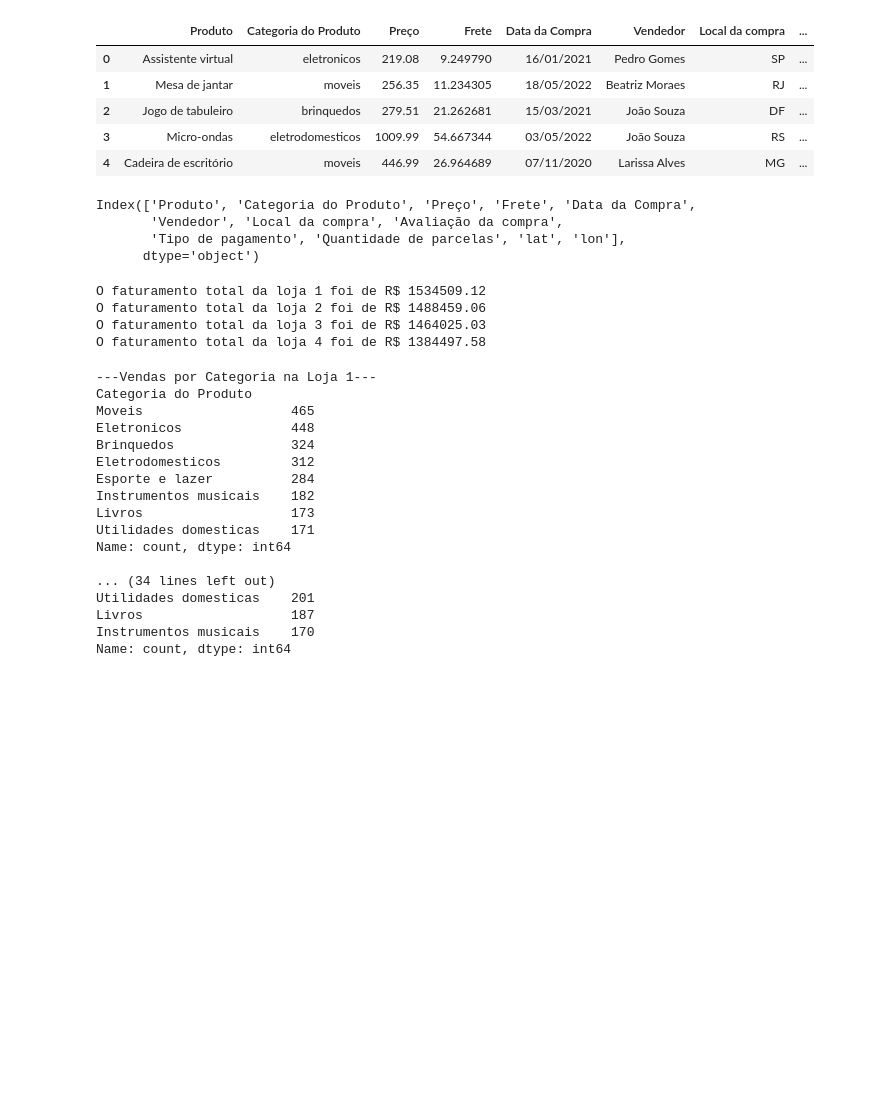
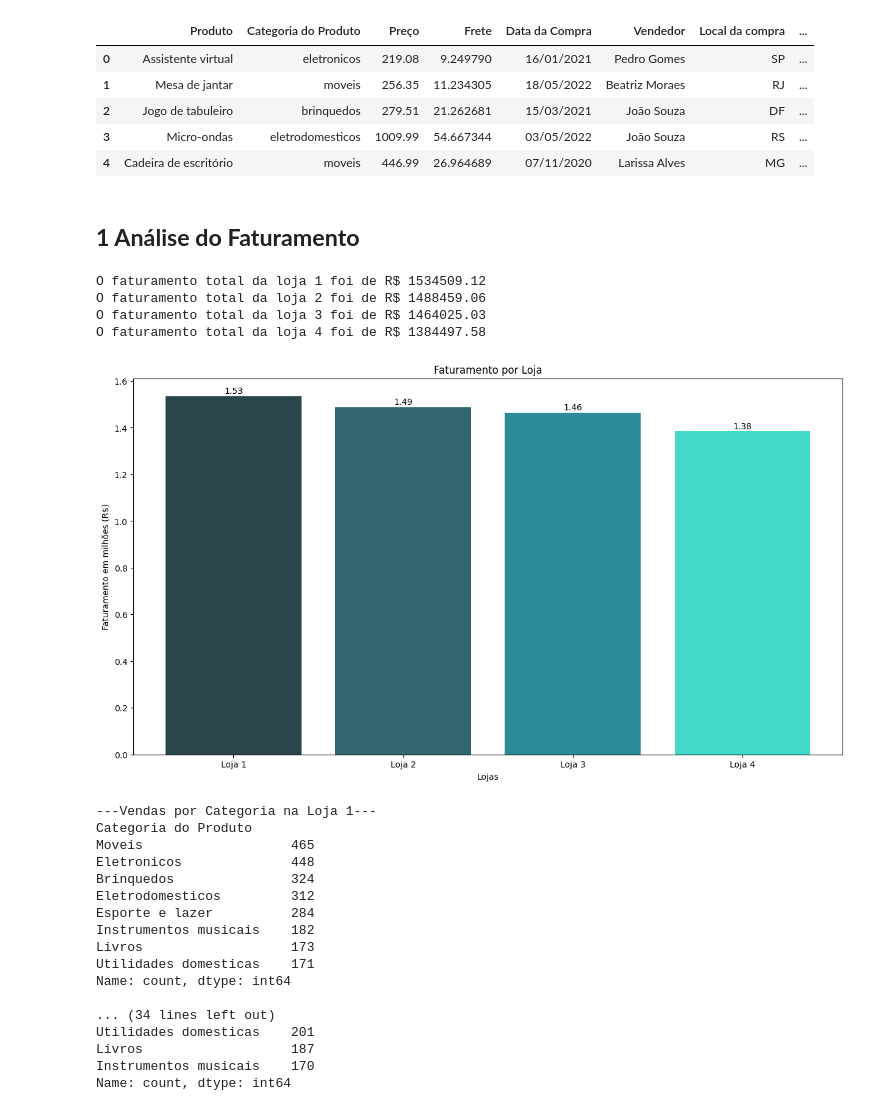
Before and after one commit to paulahruizpro-ux/Alura-Store-Challenge, a Jupyter notebook: Alura_Store.ipynb, the cells around one changed output. Cells and saved outputs as stored; diff of their text form; code cells hidden in the pictures; blank space fills up the shorter version.

```diff
--- a/Alura_Store.ipynb
+++ b/Alura_Store.ipynb
@@ -21,13 +29,8 @@ loja.head()
 | 2 | Jogo de tabuleiro | brinquedos | 279.51 | 21.262681 | 15/03/2021 | João Souza | DF | ... |
 | 3 | Micro-ondas | eletrodomesticos | 1009.99 | 54.667344 | 03/05/2022 | João Souza | RS | ... |
 | 4 | Cadeira de escritório | moveis | 446.99 | 26.964689 | 07/11/2020 | Larissa Alves | MG | ... |
-# %%
-loja.columns
-# %% [output]
-Index(['Produto', 'Categoria do Produto', 'Preço', 'Frete', 'Data da Compra',
-       'Vendedor', 'Local da compra', 'Avaliação da compra',
-       'Tipo de pagamento', 'Quantidade de parcelas', 'lat', 'lon'],
-      dtype='object')
+# %% [markdown]
+## **1 Análise do Faturamento**
 # %%
 lista_lojas = [loja, loja2, loja3, loja4]
 
@@ -49,6 +52,36 @@ O faturamento total da loja 1 foi de R$ 1534509.12
 O faturamento total da loja 2 foi de R$ 1488459.06
 O faturamento total da loja 3 foi de R$ 1464025.03
 O faturamento total da loja 4 foi de R$ 1384497.58
+# %%
+lista_lojas = [loja, loja2, loja3, loja4]
+nomes_lojas = ['Loja 1', 'Loja 2', 'Loja 3', 'Loja 4']
+
+def calculo_faturamento(dataframe, coluna_preco = 'Preço'):
+  if coluna_preco in dataframe.columns:
+    faturamento = round(dataframe[coluna_preco].sum(), 2)
+    return faturamento
+  else:
+    print(f'Erro: A coluna {coluna_preco} não foi encontrada no dataframe.')
+
+faturamentos = []
+
+for i, df in enumerate(lista_lojas):
+  faturamento_atual = calculo_faturamento(df, 'Preço')
+  faturamentos.append(faturamento_atual)
+indices_x = range(len(lista_lojas))
+y = np.array(faturamentos)
+
+fig, ax = plt.subplots(figsize= (15,8))
+barra = ax.bar(nomes_lojas, y / 1e6, color = ['#28464b','#326771','#2c8c99','#42d9c8'])
+ax.bar_label(barra, labels =[f'{v:.2f}' for v in y / 1e6],
+             padding=1, fontsize=10,color='black')
+ax.set_xlabel('Lojas')
+ax.set_ylabel('Faturamento em milhões (R$)')
+ax.set_title('Faturamento por Loja')
+
+plt.show()
+# %% [output]
+[figure, added]
 # %%
 #quantidade de produtos vendidos por categoria
 #agrupar os dados por categoria e contar o número de vendas de cada tipo, mostrando as mais populares
```
Also changed, not shown: parts of 11 cells of this notebook.
